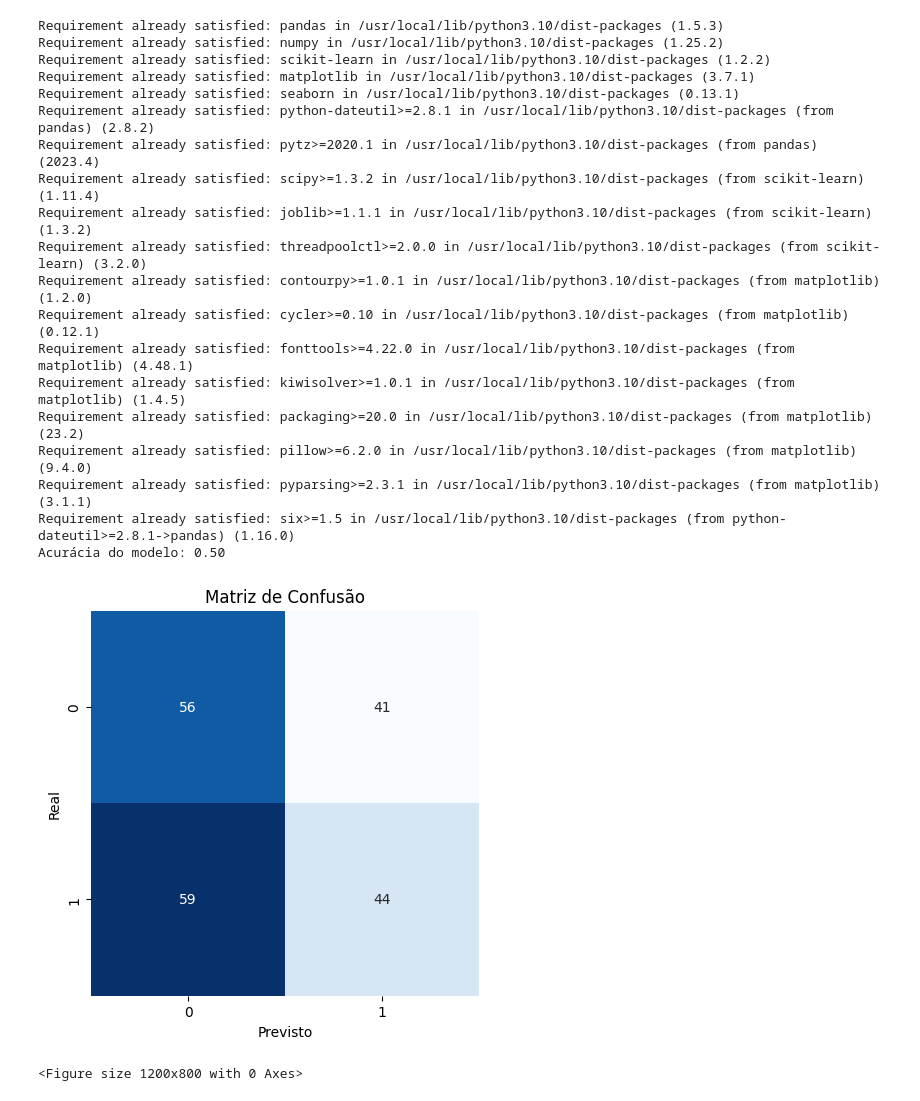
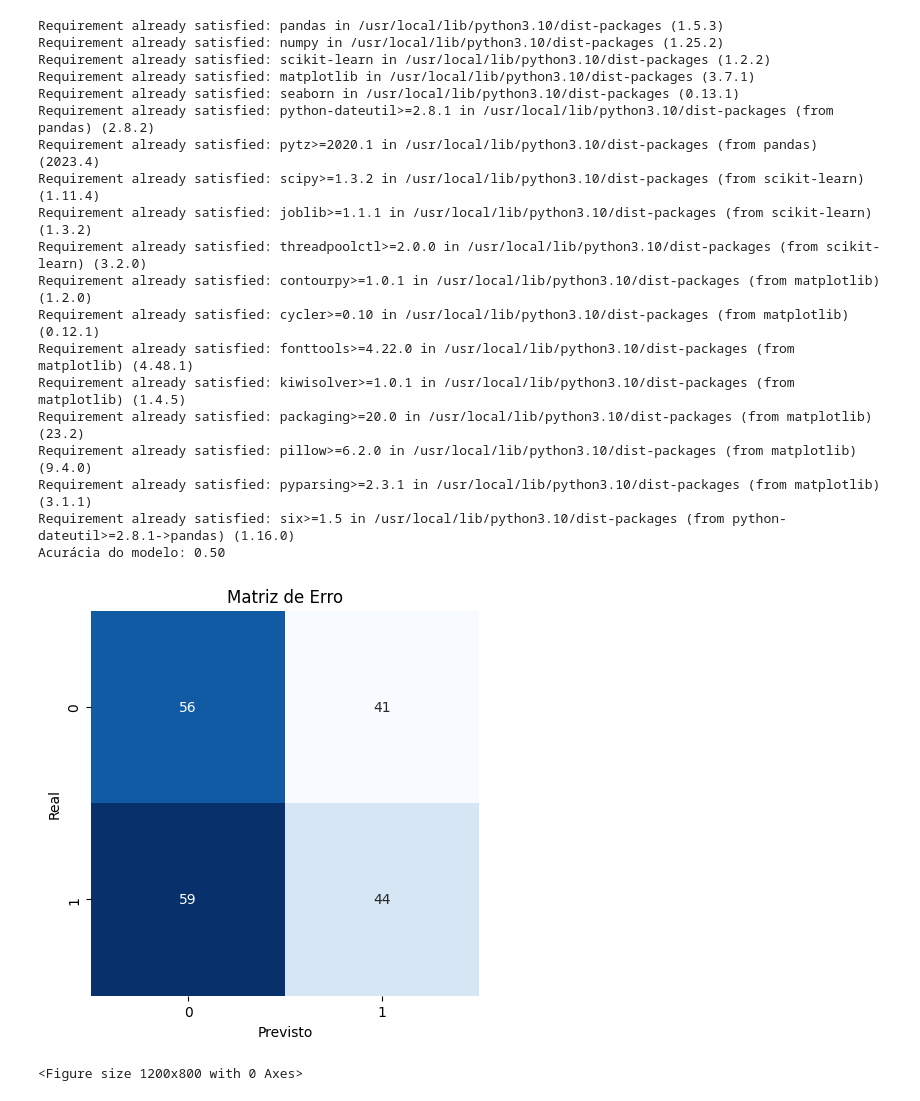
Before and after one commit to Ramon-Goveia/DataScience, a Jupyter notebook: AnaliseDeManutencaoML.ipynb, the cells around one changed output. Saved outputs shown, nothing was run; the diff lists cells and outputs as text; code cells hidden in the pictures.

```diff
--- a/AnaliseDeManutencaoML.ipynb
+++ b/AnaliseDeManutencaoML.ipynb
@@ -50,7 +50,7 @@ print(f'Acurácia do modelo: {accuracy:.2f}')
 cm = confusion_matrix(y_test, y_pred)
 plt.figure(figsize=(5, 5))
 sns.heatmap(cm, annot=True, fmt='d', cmap='Blues', cbar=False)
-plt.title('Matriz de Confusão')
+plt.title('Matriz de Erro')
 plt.xlabel('Previsto')
 plt.ylabel('Real')
 plt.show()
@@ -59,34 +59,34 @@ plt.show()
 plt.figure(figsize=(12, 8))
 sns.pairplot(df, hue='Falha', palette='coolwarm')
 plt.suptitle('Distribuição das Variáveis', y=1.02)
 plt.show()
 
 # Visualizando a correlação entre as variáveis
 plt.figure(figsize=(10, 8))
 sns.heatmap(df.corr(), annot=True, cmap='coolwarm', fmt=".2f")
 plt.title('Correlação entre Variáveis')
 plt.show()
 # %% [output]
 Requirement already satisfied: pandas in /usr/local/lib/python3.10/dist-packages (1.5.3)
 Requirement already satisfied: numpy in /usr/local/lib/python3.10/dist-packages (1.25.2)
 Requirement already satisfied: scikit-learn in /usr/local/lib/python3.10/dist-packages (1.2.2)
 Requirement already satisfied: matplotlib in /usr/local/lib/python3.10/dist-packages (3.7.1)
 Requirement already satisfied: seaborn in /usr/local/lib/python3.10/dist-packages (0.13.1)
 Requirement already satisfied: python-dateutil>=2.8.1 in /usr/local/lib/python3.10/dist-packages (from pandas) (2.8.2)
 Requirement already satisfied: pytz>=2020.1 in /usr/local/lib/python3.10/dist-packages (from pandas) (2023.4)
 Requirement already satisfied: scipy>=1.3.2 in /usr/local/lib/python3.10/dist-packages (from scikit-learn) (1.11.4)
 Requirement already satisfied: joblib>=1.1.1 in /usr/local/lib/python3.10/dist-packages (from scikit-learn) (1.3.2)
 Requirement already satisfied: threadpoolctl>=2.0.0 in /usr/local/lib/python3.10/dist-packages (from scikit-learn) (3.2.0)
 Requirement already satisfied: contourpy>=1.0.1 in /usr/local/lib/python3.10/dist-packages (from matplotlib) (1.2.0)
 Requirement already satisfied: cycler>=0.10 in /usr/local/lib/python3.10/dist-packages (from matplotlib) (0.12.1)
 Requirement already satisfied: fonttools>=4.22.0 in /usr/local/lib/python3.10/dist-packages (from matplotlib) (4.48.1)
 Requirement already satisfied: kiwisolver>=1.0.1 in /usr/local/lib/python3.10/dist-packages (from matplotlib) (1.4.5)
 Requirement already satisfied: packaging>=20.0 in /usr/local/lib/python3.10/dist-packages (from matplotlib) (23.2)
 Requirement already satisfied: pillow>=6.2.0 in /usr/local/lib/python3.10/dist-packages (from matplotlib) (9.4.0)
 Requirement already satisfied: pyparsing>=2.3.1 in /usr/local/lib/python3.10/dist-packages (from matplotlib) (3.1.1)
 Requirement already satisfied: six>=1.5 in /usr/local/lib/python3.10/dist-packages (from python-dateutil>=2.8.1->pandas) (1.16.0)
 Acurácia do modelo: 0.50
-[figure, old version]
+[figure, new version]
 <Figure size 1200x800 with 0 Axes>
 [figure]
 [figure]
```
